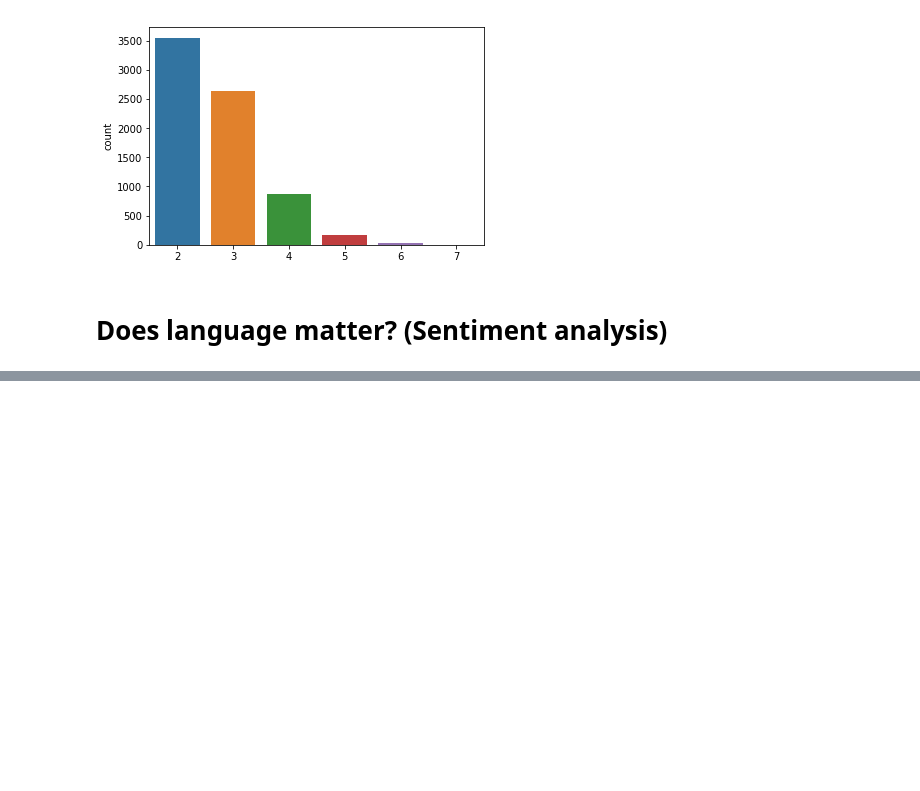
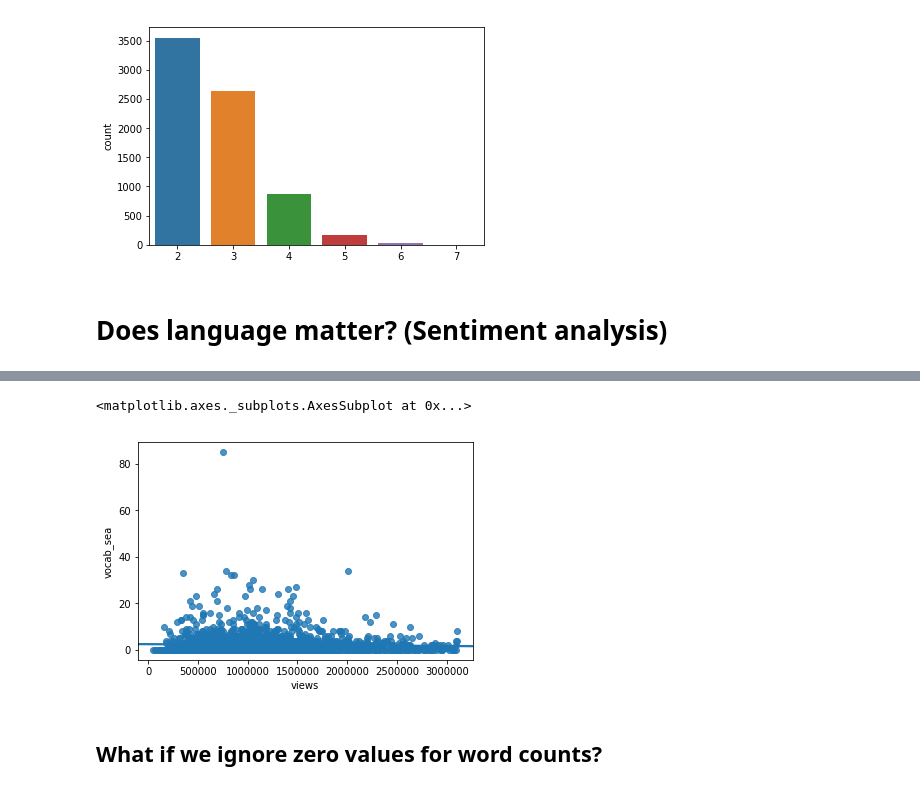
Before and after one commit to reeves17/3360project, a Jupyter notebook: jake_reeves_EDA.ipynb, the cells around one changed output, grey strips where cells are left out. Saved outputs shown, nothing was run; the diff lists cells and outputs as text; code cells hidden in the pictures; blank space fills up the shorter version.

```diff
--- a/jake_reeves_EDA.ipynb
+++ b/jake_reeves_EDA.ipynb
@@ -447,0 +844,9 @@ sns.countplot(pd.Series(data=clique_sizes))
+# %%
+# plot the worst fit
+
+sns.regplot(x=df.query('outlier == 0')['views'], y=df.query('outlier == 0')['vocab_sea'])
+# %% [output]
+<matplotlib.axes._subplots.AxesSubplot at 0x...>
+[figure, added]
+# %% [markdown]
+## What if we ignore zero values for word counts?
```
Also changed, not shown: parts of 56 cells of this notebook.
